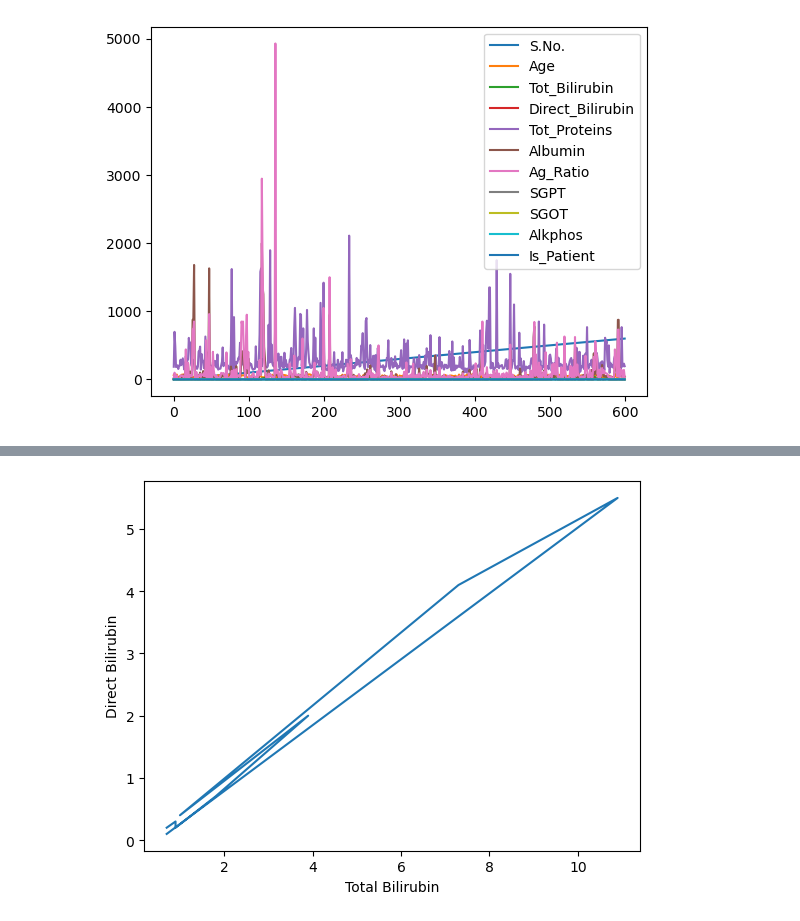
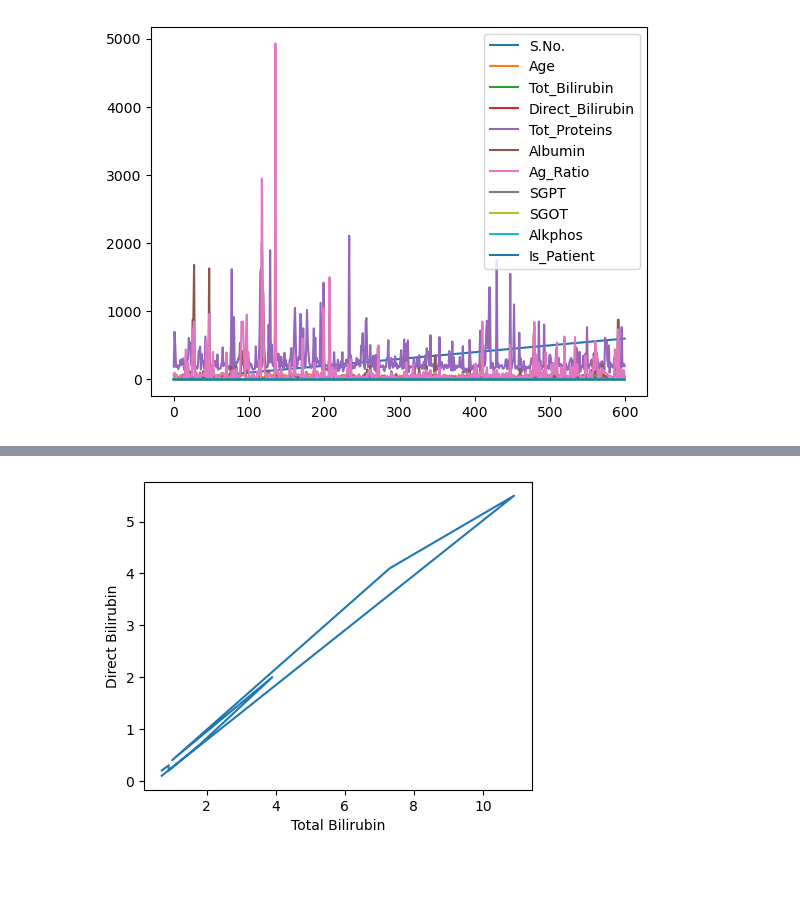
Before and after one commit to Suresh-gitnote/Git-Notes, a Jupyter notebook: Python/Project_Dataset/ILPD/ILPD.ipynb, the cells around one changed output, grey strips where cells are left out. Drawn from its saved outputs; the diff is of its cells as text; code cells hidden in the pictures; blank space fills up the shorter version.

```diff
--- a/Python/Project_Dataset/ILPD/ILPD.ipynb
+++ b/Python/Project_Dataset/ILPD/ILPD.ipynb
@@ -421,12 +421,12 @@ mpl.show()
 # %%
 x = np.array([0.7,10.9,7.3,1,3.9,1.8,0.9,0.9,0.9,0.7])
 y = np.array([0.1,5.5,4.1,0.4,2,0.7,0.2,0.3,0.3,0.2])
 
+mpl.figure(figsize=(5,4))
 mpl.plot(x, y)
 mpl.xlabel("Total Bilirubin")
 mpl.ylabel("Direct Bilirubin")
-
 mpl.show()
 # %% [output]
-[figure, old version]
+[figure, new version]
 # %%
```
Also changed, not shown: parts of 16 cells of this notebook.
